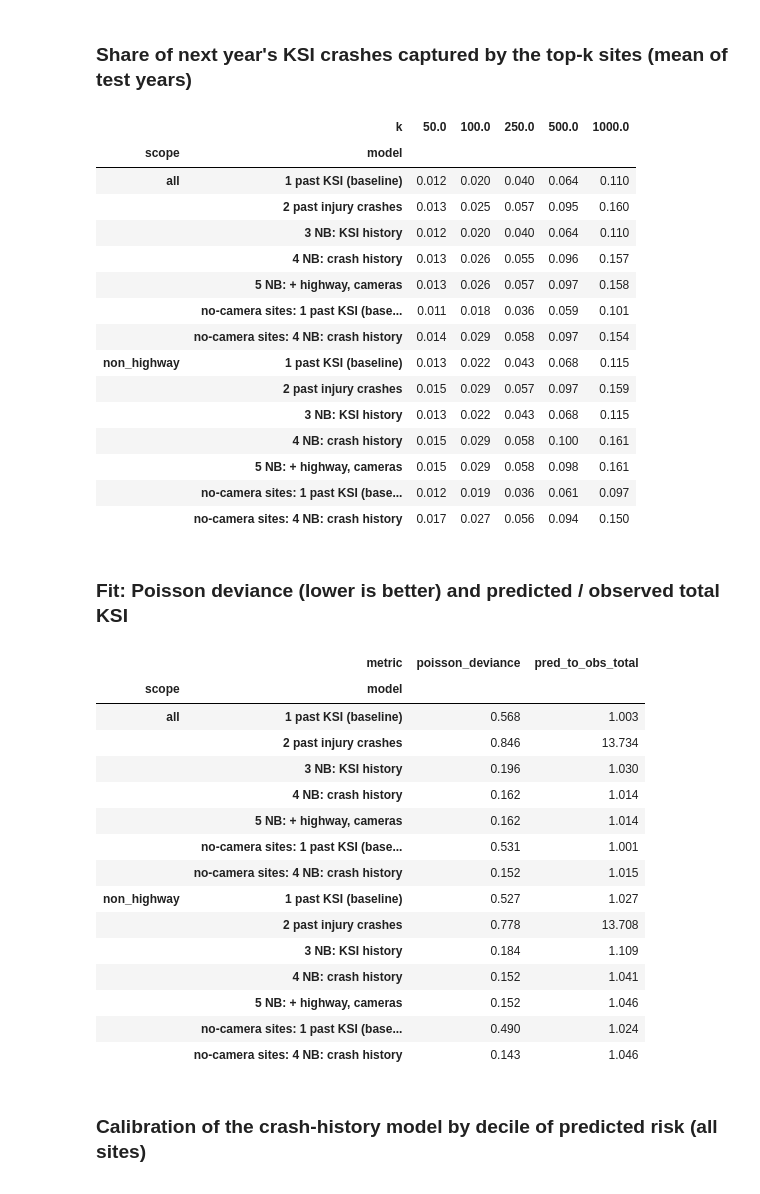
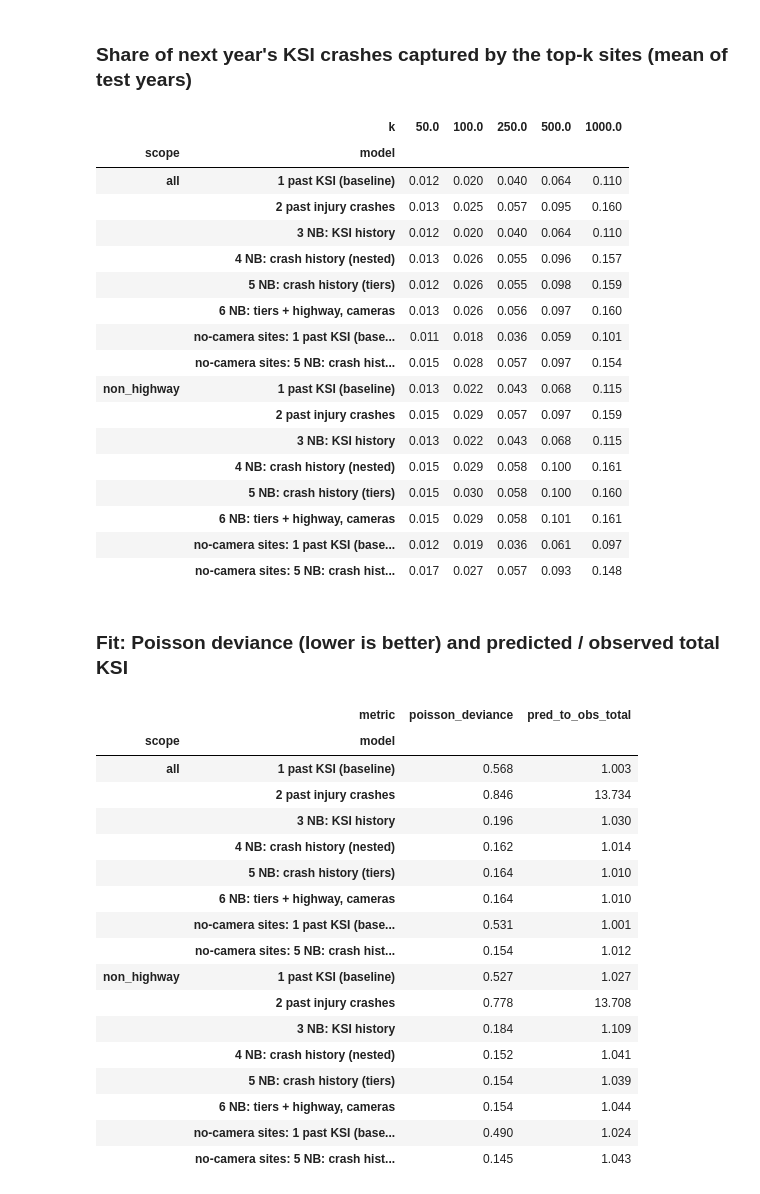
Before and after one commit to Group-7-Capstone/Group-7-Capstone, a Jupyter notebook: experiments/q1_ksi_risk.ipynb, the cells around one changed output. Drawn from its saved outputs; the diff is of its cells as text; code cells hidden in the pictures.

```diff
--- a/experiments/q1_ksi_risk.ipynb
+++ b/experiments/q1_ksi_risk.ipynb
@@ -43,13 +63,19 @@ Rung 1 is current practice (rank by past KSI). If a crash-history model ranks be
 # %%
-LAGS = [c for c in panel if c.startswith("log1p_")]
-CONTEXT = ["highway_share", "rlc_active", "speed_active"]
+def log1p_lags(cols):
+    return [f"log1p_{c}_lag3" for c in cols]
+
+ROAD_USERS = ["ped_injured", "cyc_injured"]
+NESTED = log1p_lags(["ksi", "fatal", "injury", "crashes"] + ROAD_USERS)
+TIERS = log1p_lags(["pdo", "injury_nonsevere", "ksi_nonfatal", "fatal"] + ROAD_USERS)
+CONTEXT_VARS = ["highway_share", "rlc_active", "speed_active"]
 
 ladder = {
     "1 past KSI (baseline)": lambda: HistoryRanker("ksi_lag3", n_years=3),
     "2 past injury crashes": lambda: HistoryRanker("injury_lag3", n_years=3),
     "3 NB: KSI history": lambda: NegativeBinomialModel(["log1p_ksi_lag3"]),
-    "4 NB: crash history": lambda: NegativeBinomialModel(LAGS),
-    "5 NB: + highway, cameras": lambda: NegativeBinomialModel(LAGS + CONTEXT),
+    "4 NB: crash history (nested)": lambda: NegativeBinomialModel(NESTED),
+    "5 NB: crash history (tiers)": lambda: NegativeBinomialModel(TIERS),
+    "6 NB: tiers + highway, cameras": lambda: NegativeBinomialModel(TIERS + CONTEXT_VARS),
 }
 config = ValidationConfig()
 
@@ -61,7 +87,7 @@ for name, make_model in ladder.items():
 
 # Sensitivity: drop every site that ever had a camera
 no_camera = panel[~panel["camera_site"]]
-for name in ["1 past KSI (baseline)", "4 NB: crash history"]:
+for name in ["1 past KSI (baseline)", "5 NB: crash history (tiers)"]:
     metrics, _, _ = evaluate(ladder[name], no_camera, config)
     results.append(metrics.assign(model=f"no-camera sites: {name}"))
 
@@ -70,27 +96,30 @@ calibrations = pd.concat(calibrations)
 # %% [markdown]
 ### Share of next year's KSI crashes captured by the top-k sites (mean of test years)
 # %%
-(
+capture = (
     results[results["metric"] == "top_k_capture"]
     .pivot_table(index=["scope", "model"], columns="k", values="value")
 )
+capture
 # %% [output]
 |  | k | 50.0 | 100.0 | 250.0 | 500.0 | 1000.0 |
 | scope | model |  |  |  |  |  |
 | all | 1 past KSI (baseline) | 0.012 | 0.020 | 0.040 | 0.064 | 0.110 |
 |  | 2 past injury crashes | 0.013 | 0.025 | 0.057 | 0.095 | 0.160 |
 |  | 3 NB: KSI history | 0.012 | 0.020 | 0.040 | 0.064 | 0.110 |
-|  | 4 NB: crash history | 0.013 | 0.026 | 0.055 | 0.096 | 0.157 |
-|  | 5 NB: + highway, cameras | 0.013 | 0.026 | 0.057 | 0.097 | 0.158 |
+|  | 4 NB: crash history (nested) | 0.013 | 0.026 | 0.055 | 0.096 | 0.157 |
+|  | 5 NB: crash history (tiers) | 0.012 | 0.026 | 0.055 | 0.098 | 0.159 |
+|  | 6 NB: tiers + highway, cameras | 0.013 | 0.026 | 0.056 | 0.097 | 0.160 |
 |  | no-camera sites: 1 past KSI (base... | 0.011 | 0.018 | 0.036 | 0.059 | 0.101 |
-|  | no-camera sites: 4 NB: crash history | 0.014 | 0.029 | 0.058 | 0.097 | 0.154 |
+|  | no-camera sites: 5 NB: crash hist... | 0.015 | 0.028 | 0.057 | 0.097 | 0.154 |
 | non_highway | 1 past KSI (baseline) | 0.013 | 0.022 | 0.043 | 0.068 | 0.115 |
 |  | 2 past injury crashes | 0.015 | 0.029 | 0.057 | 0.097 | 0.159 |
 |  | 3 NB: KSI history | 0.013 | 0.022 | 0.043 | 0.068 | 0.115 |
-|  | 4 NB: crash history | 0.015 | 0.029 | 0.058 | 0.100 | 0.161 |
-|  | 5 NB: + highway, cameras | 0.015 | 0.029 | 0.058 | 0.098 | 0.161 |
+|  | 4 NB: crash history (nested) | 0.015 | 0.029 | 0.058 | 0.100 | 0.161 |
+|  | 5 NB: crash history (tiers) | 0.015 | 0.030 | 0.058 | 0.100 | 0.160 |
+|  | 6 NB: tiers + highway, cameras | 0.015 | 0.029 | 0.058 | 0.101 | 0.161 |
 |  | no-camera sites: 1 past KSI (base... | 0.012 | 0.019 | 0.036 | 0.061 | 0.097 |
-|  | no-camera sites: 4 NB: crash history | 0.017 | 0.027 | 0.056 | 0.094 | 0.150 |
+|  | no-camera sites: 5 NB: crash hist... | 0.017 | 0.027 | 0.057 | 0.093 | 0.148 |
 # %% [markdown]
 ### Fit: Poisson deviance (lower is better) and predicted / observed total KSI
 # %%
@@ -104,16 +133,16 @@ calibrations = pd.concat(calibrations)
 | all | 1 past KSI (baseline) | 0.568 | 1.003 |
 |  | 2 past injury crashes | 0.846 | 13.734 |
 |  | 3 NB: KSI history | 0.196 | 1.030 |
-|  | 4 NB: crash history | 0.162 | 1.014 |
-|  | 5 NB: + highway, cameras | 0.162 | 1.014 |
+|  | 4 NB: crash history (nested) | 0.162 | 1.014 |
+|  | 5 NB: crash history (tiers) | 0.164 | 1.010 |
+|  | 6 NB: tiers + highway, cameras | 0.164 | 1.010 |
 |  | no-camera sites: 1 past KSI (base... | 0.531 | 1.001 |
-|  | no-camera sites: 4 NB: crash history | 0.152 | 1.015 |
+|  | no-camera sites: 5 NB: crash hist... | 0.154 | 1.012 |
 | non_highway | 1 past KSI (baseline) | 0.527 | 1.027 |
 |  | 2 past injury crashes | 0.778 | 13.708 |
 |  | 3 NB: KSI history | 0.184 | 1.109 |
-|  | 4 NB: crash history | 0.152 | 1.041 |
-|  | 5 NB: + highway, cameras | 0.152 | 1.046 |
+|  | 4 NB: crash history (nested) | 0.152 | 1.041 |
+|  | 5 NB: crash history (tiers) | 0.154 | 1.039 |
+|  | 6 NB: tiers + highway, cameras | 0.154 | 1.044 |
 |  | no-camera sites: 1 past KSI (base... | 0.490 | 1.024 |
-|  | no-camera sites: 4 NB: crash history | 0.143 | 1.046 |
+|  | no-camera sites: 5 NB: crash hist... | 0.145 | 1.043 |
-# %% [markdown]
-### Calibration of the crash-history model by decile of predicted risk (all sites)
```
Also changed, not shown: parts of 21 cells of this notebook, 2 other files.
